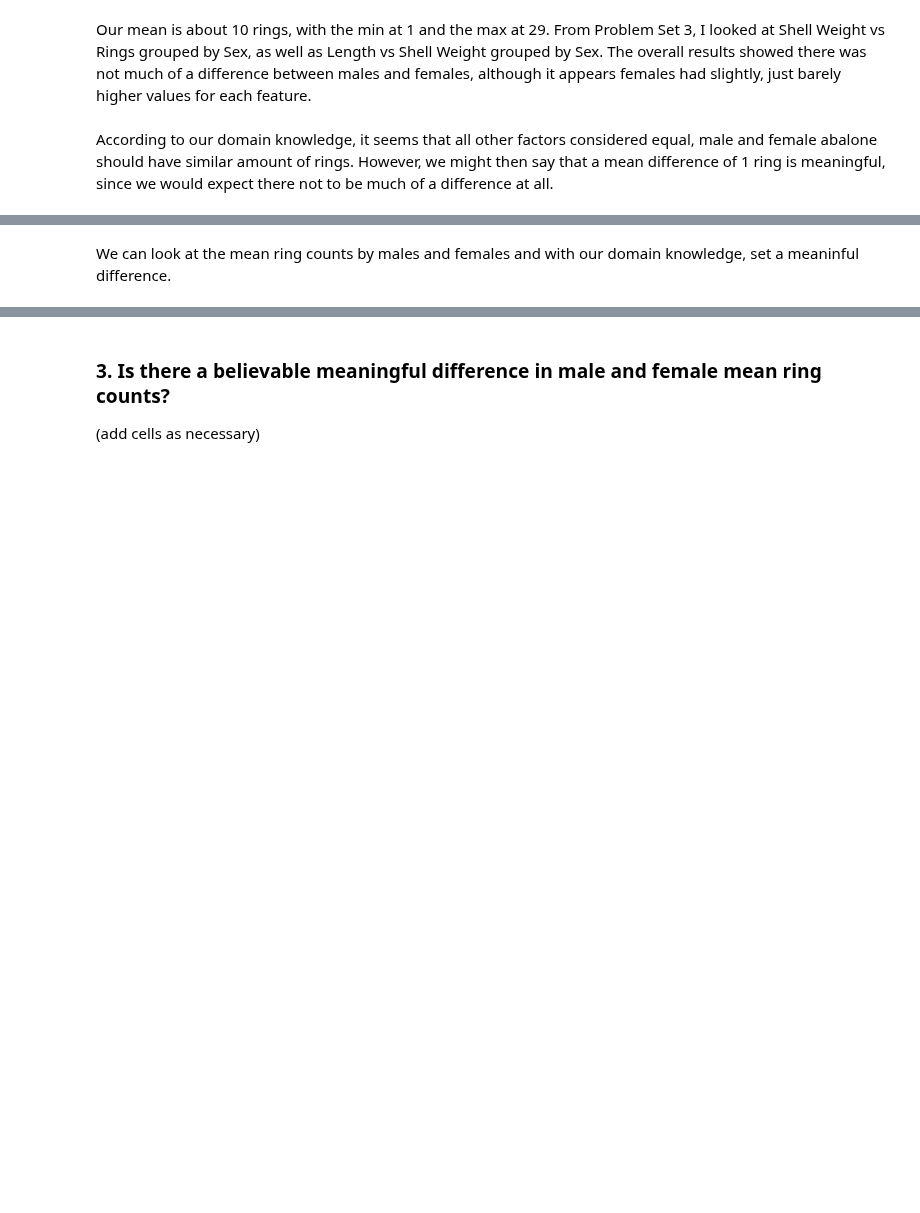
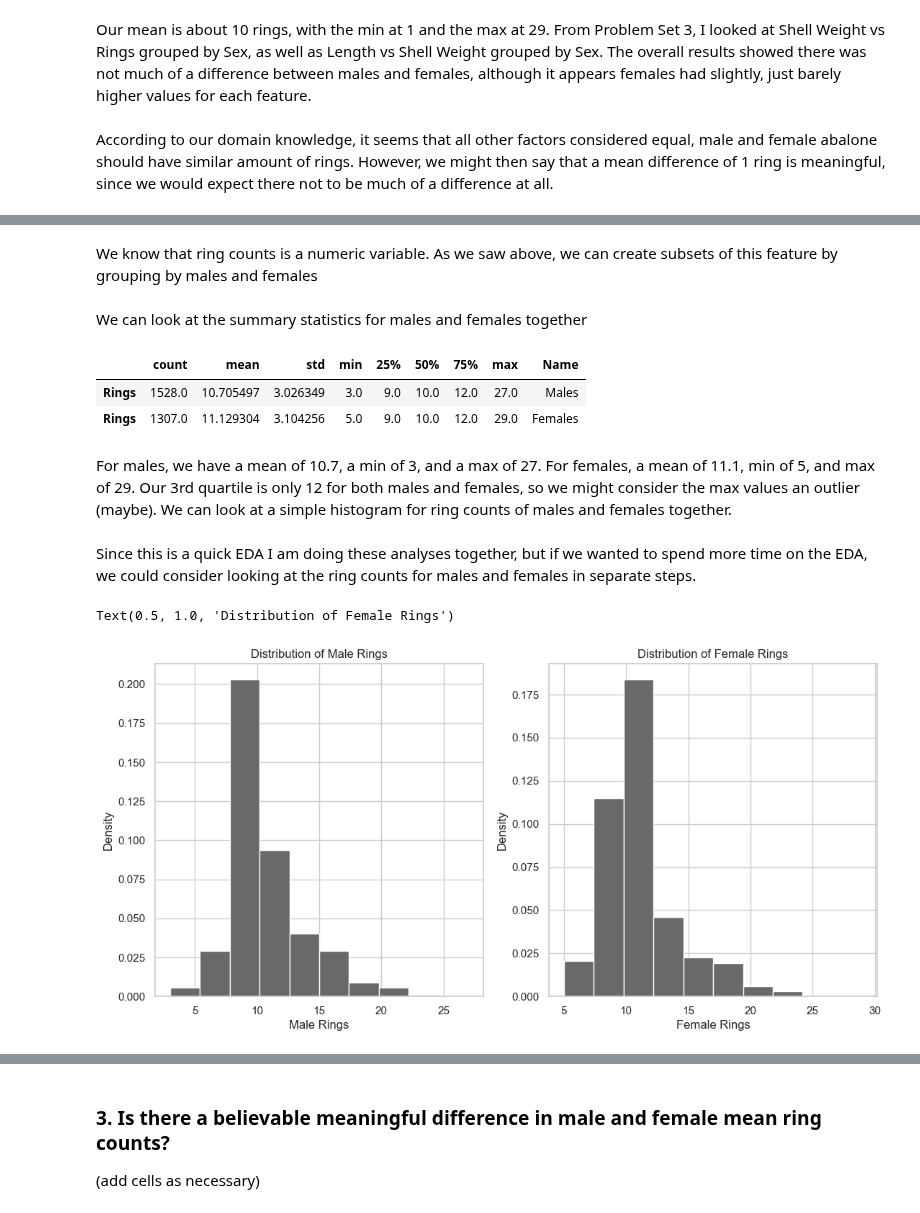
Before and after one commit to ansaridan/jhu-data-engineering-team-5, a Jupyter notebook: Problem_Set_4/Jhirsc21.ipynb, the cells around one changed output, grey strips where cells are left out. Saved outputs shown, nothing was run; the diff lists cells and outputs as text; code cells hidden in the pictures; blank space fills up the shorter version.

```diff
--- a/Problem_Set_4/Jhirsc21.ipynb
+++ b/Problem_Set_4/Jhirsc21.ipynb
@@ -501,0 +504,2 @@ From our EDA in Problem Set 3, we saw that
+# %% [markdown]
+We know that ring counts is a numeric variable. As we saw above, we can create subsets of this feature by grouping by males and females
@@ -502,2 +509,37 @@ From our EDA in Problem Set 3, we saw that
 # %% [markdown]
-We can look at the mean ring counts by males and females and with our domain knowledge, set a meaninful difference.
+We can look at the summary statistics for males and females together
+# %%
+male_stats = males['Rings'].describe()
+female_stats = females['Rings'].describe()
+
+male_stats['Name'] = 'Males'
+female_stats['Name'] = 'Females'
+
+pd.DataFrame([male_stats, female_stats])
+# %% [output]
+|  | count | mean | std | min | 25% | 50% | 75% | max | Name |
+| Rings | 1528.0 | 10.705497 | 3.026349 | 3.0 | 9.0 | 10.0 | 12.0 | 27.0 | Males |
+| Rings | 1307.0 | 11.129304 | 3.104256 | 5.0 | 9.0 | 10.0 | 12.0 | 29.0 | Females |
+# %% [markdown]
+For males, we have a mean of 10.7, a min of 3, and a max of 27. For females, a mean of 11.1, min of 5, and max of 29. Our 3rd quartile is only 12 for both males and females, so we might consider the max values an outlier (maybe). We can look at a simple histogram for ring counts of males and females together.
+# %% [markdown]
+Since this is a quick EDA I am doing these analyses together, but if we wanted to spend more time on the EDA, we could consider looking at the ring counts for males and females in separate steps.
+# %%
+figure = plt.figure(figsize=(20, 6))
+
+axes = figure.add_subplot(1, 3, 1)
+
+axes.hist(males['Rings'], density=True, color="dimgray")
+axes.set_ylabel("Density")
+axes.set_xlabel('Male Rings')
+axes.set_title( "Distribution of Male Rings")
+
+axes = figure.add_subplot(1, 3, 2)
+
+axes.hist(females['Rings'], density=True, color="dimgray")
+axes.set_ylabel("Density")
+axes.set_xlabel("Female Rings")
+axes.set_title( "Distribution of Female Rings")
+# %% [output]
+Text(0.5, 1.0, 'Distribution of Female Rings')
+[figure, added]
```
Also changed, not shown: parts of 13 cells of this notebook.
